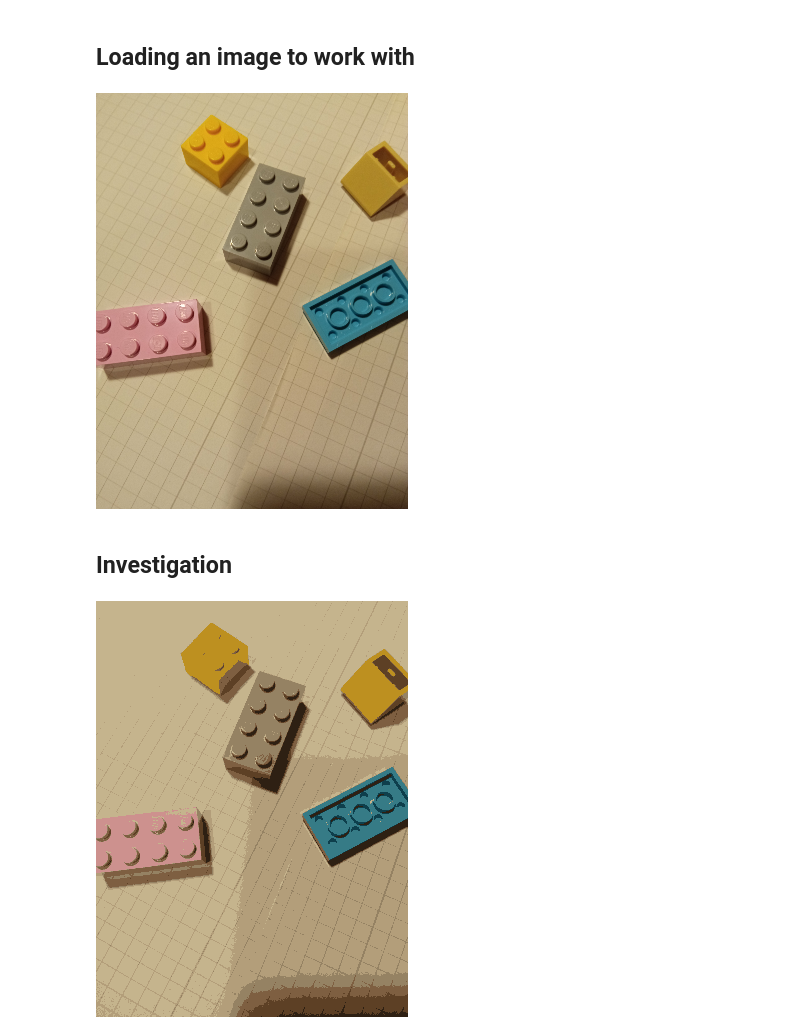
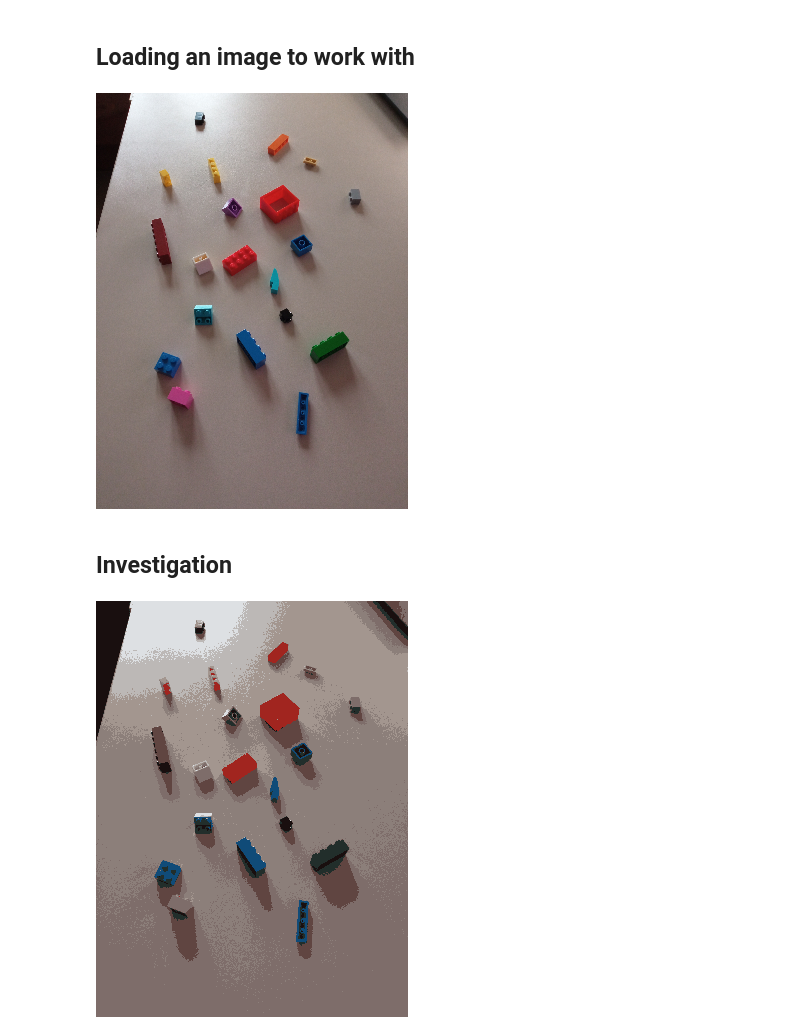
Before and after one commit to m21ark/vc_t1, a Jupyter notebook: mark.ipynb, the cells around one changed output. Saved outputs shown, nothing was run; the diff lists cells and outputs as text; code cells hidden in the pictures.

```diff
--- a/mark.ipynb
+++ b/mark.ipynb
@@ -14,11 +14,11 @@ from scripts.edges import *
 # %% [markdown]
 ## Loading an image to work with
 # %%
-img = loadImage(39)
+img = loadImage(28)
 
 render(img)
 # %% [output]
-[figure, old version]
+[figure, new version]
 # %% [markdown]
 ## Investigation
 # %%
@@ -62,7 +62,7 @@ segmented_image = segmented_data.reshape((img.shape))
 
 render(segmented_image)
 # %% [output]
-[figure, old version]
+[figure, new version]
 # %%
 """ # Smooth the image using Gaussian blur
 blurred = cv2.GaussianBlur(img, (23, 23), 0)
```
Also changed, not shown: parts of 3 cells of this notebook.
